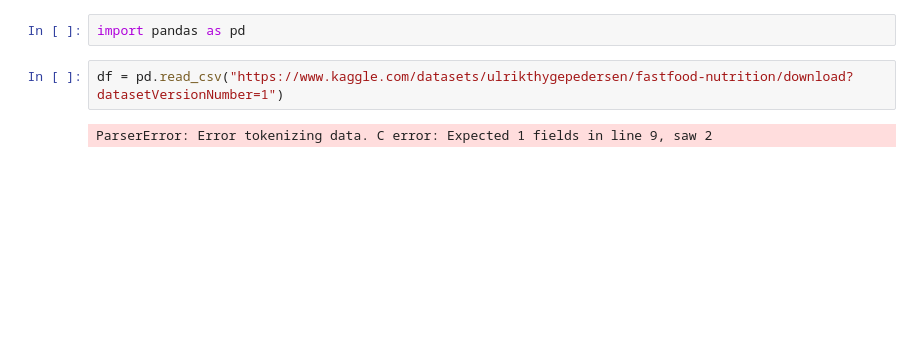
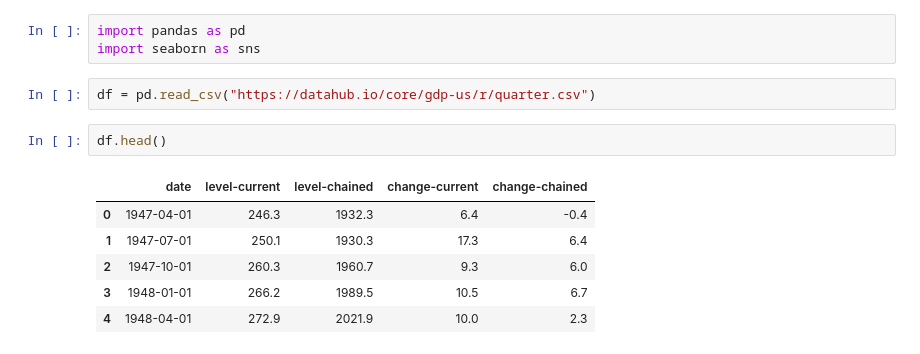
Before and after one commit to prshntshinde/pw-datascience, a Jupyter notebook: practice_sessions/python/session1.ipynb, the cells around one changed output. Saved outputs shown, nothing was run; the diff lists cells and outputs as text; blank space fills up the shorter version.

```diff
--- a/practice_sessions/python/session1.ipynb
+++ b/practice_sessions/python/session1.ipynb
@@ -1,6 +1,14 @@
 # %%
 import pandas as pd
+import seaborn as sns
-# %%
-df = pd.read_csv("https://www.kaggle.com/datasets/ulrikthygepedersen/fastfood-nutrition/download?datasetVersionNumber=1")
-# %% [output]
-ParserError: Error tokenizing data. C error: Expected 1 fields in line 9, saw 2
+# %%
+df = pd.read_csv("https://datahub.io/core/gdp-us/r/quarter.csv")
+# %%
+df.head()
+# %% [output]
+|  | date | level-current | level-chained | change-current | change-chained |
+| 0 | 1947-04-01 | 246.3 | 1932.3 | 6.4 | -0.4 |
+| 1 | 1947-07-01 | 250.1 | 1930.3 | 17.3 | 6.4 |
+| 2 | 1947-10-01 | 260.3 | 1960.7 | 9.3 | 6.0 |
+| 3 | 1948-01-01 | 266.2 | 1989.5 | 10.5 | 6.7 |
+| 4 | 1948-04-01 | 272.9 | 2021.9 | 10.0 | 2.3 |
```
Also changed, not shown: parts of 4 cells of this notebook.
